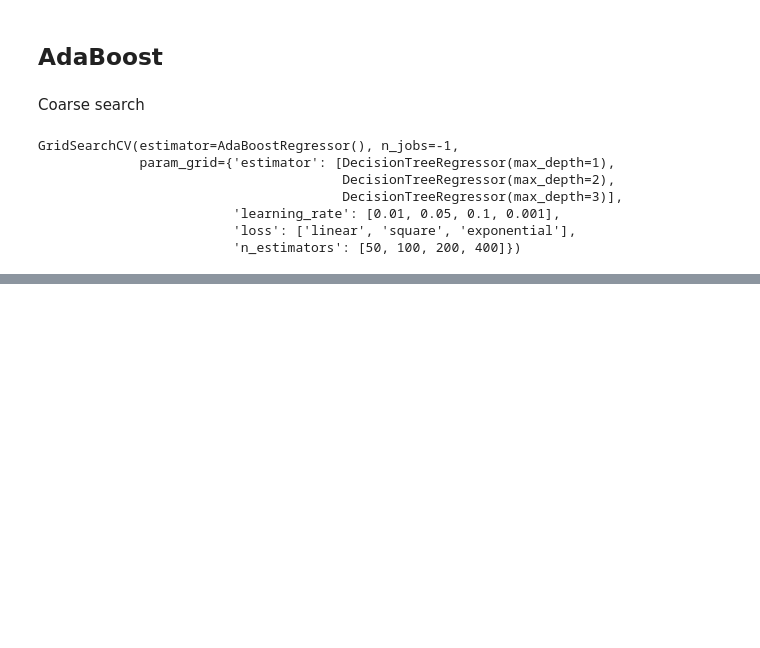
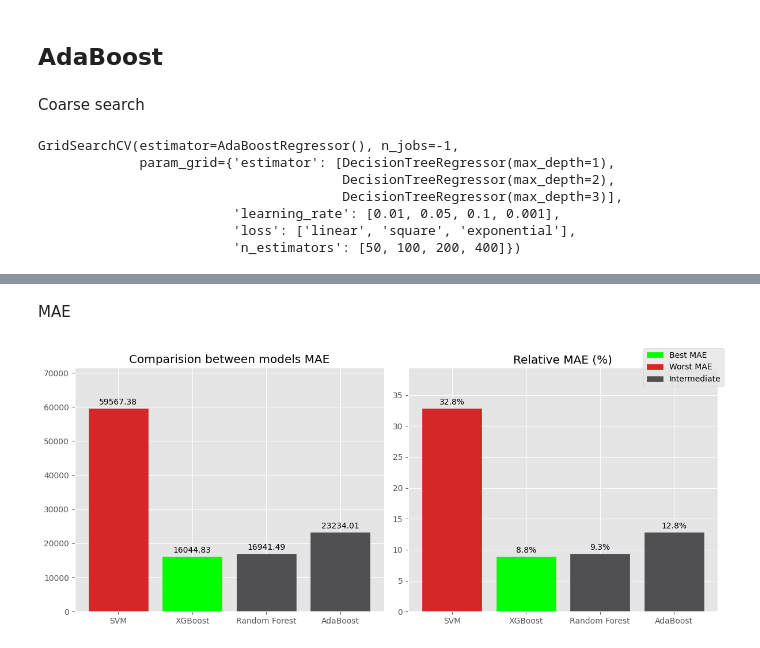
Before and after one commit to victorvmm/HousePricingPrediction, a Jupyter notebook: Model/Model.ipynb, the cells around one changed output, grey strips where cells are left out. Cells and saved outputs as stored; diff of their text form; code cells hidden in the pictures; blank space fills up the shorter version.

```diff
--- a/Model/Model.ipynb
+++ b/Model/Model.ipynb
@@ -240,0 +334,54 @@ Random Forest MSE score: 841036225.6330878
+# %% [markdown]
+MAE
+# %%
+mean_prices = np.mean(train_target)
+mae_rel = [(m / mean_prices) * 100 for m in mae]
+
+max_idx = np.argmax(mae)
+min_idx = np.argmin(mae)
+
+fig, axs = plt.subplots(1, 2, figsize=(12,5))
+
+bars1 = axs[0].bar(models, mae)
+
+for i, bar in enumerate(bars1):
+    if i == min_idx:
+        bar.set_color(colors[1])
+    elif i == max_idx:
+        bar.set_color(colors[0])
+    else:
+        bar.set_color(colors[2])
+
+axs[0].set_title('Comparision between models MAE')
+axs[0].set_ylim(0, max(mae) * 1.2)
+
+for i, v in enumerate(mae):
+    axs[0].text(i, v + max(mae)*0.02, f'{v:.2f}', ha='center')
+
+bars2 = axs[1].bar(models, mae_rel)
+
+for i, bar in enumerate(bars2):
+    if i == min_idx:
+        bar.set_color(colors[1])
+    elif i == max_idx:
+        bar.set_color(colors[0])
+    else:
+        bar.set_color(colors[2])
+
+axs[1].set_title('Relative MAE (%)')
+axs[1].set_ylim(0, max(mae_rel) * 1.2)
+
+for i, v in enumerate(mae_rel):
+    axs[1].text(i, v + max(mae_rel)*0.02, f'{v:.1f}%', ha='center')
+
+
+best = mpatches.Patch(color=colors[1], label='Best MAE')
+worst = mpatches.Patch(color=colors[0], label='Worst MAE')
+interm = mpatches.Patch(color=colors[2], label='Intermediate')
+
+fig.legend(handles=[best, worst, interm], loc='upper right', ncol=1)
+
+plt.tight_layout()
+plt.show()
+# %% [output]
+[figure, added]
```
Also changed, not shown: parts of 17 cells of this notebook, 3 other files.
